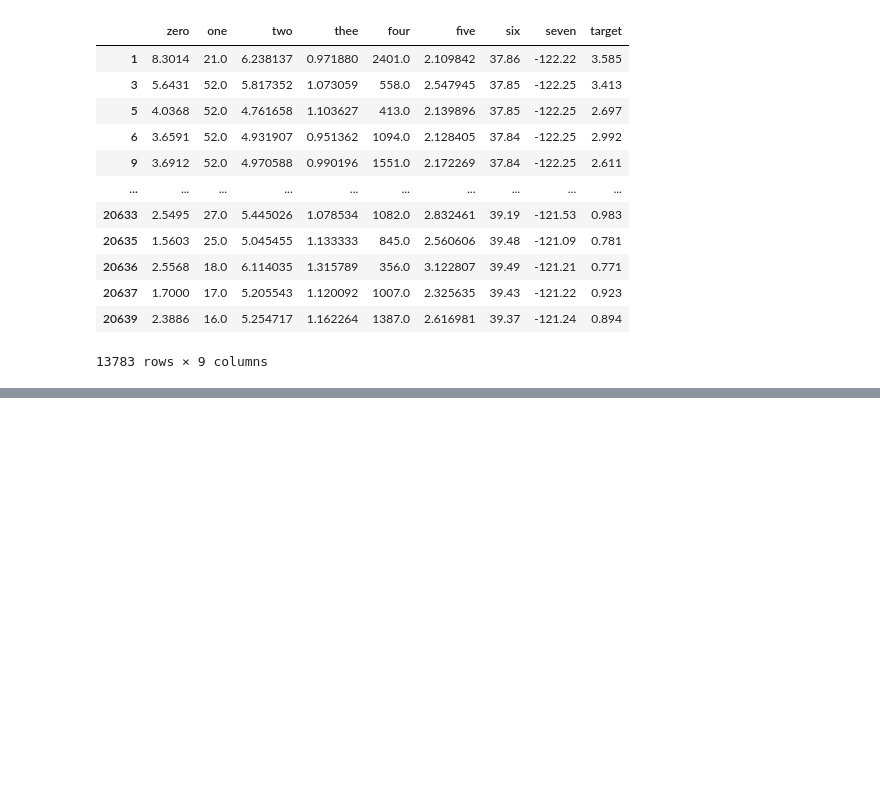
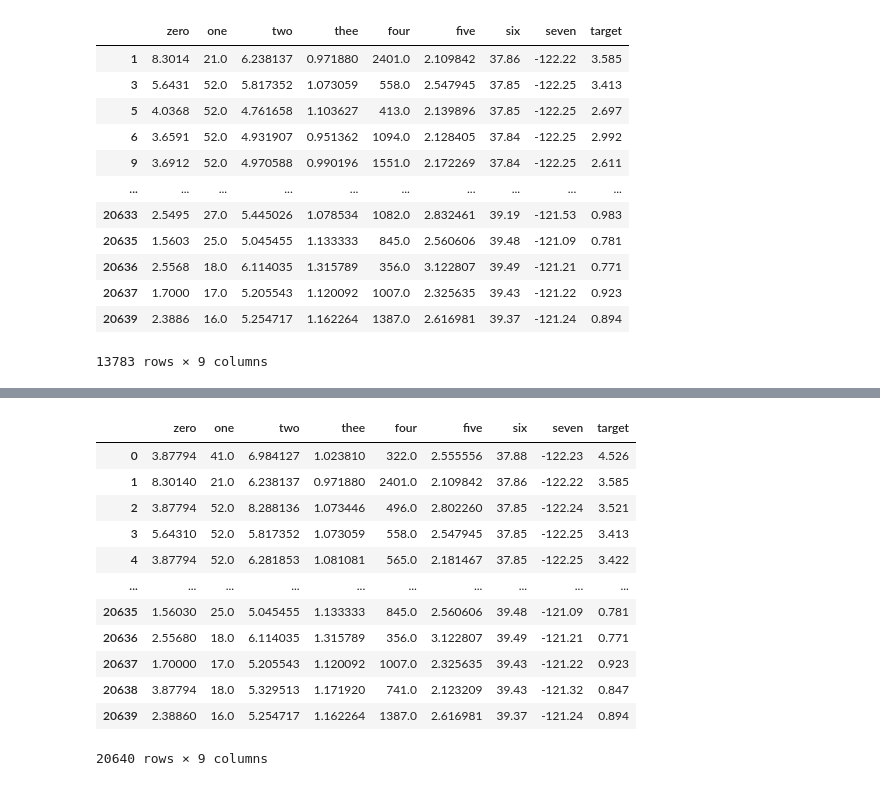
Before and after one commit to KateTorres/aws-machine-learning, a Jupyter notebook: AWScourse-load-data-and-clean.ipynb, the cells around one changed output, grey strips where cells are left out. Cells and saved outputs as stored; diff of their text form; code cells hidden in the pictures; blank space fills up the shorter version.

```diff
--- a/AWScourse-load-data-and-clean.ipynb
+++ b/AWScourse-load-data-and-clean.ipynb
@@ -89,0 +212,25 @@ train
+# %%
+#Drop features with missing values
+
+from sklearn.datasets import fetch_california_housing
+from sklearn.linear_model import LinearRegression
+from sklearn.model_selection import StratifiedKFold
+from sklearn.metrics import mean_squared_error
+from math import sqrt
+import random
+import numpy as np
+random.seed(0)
+
+#fetching from dataset
+import pandas as pd
+dataset = fetch_california_housing()
+train, target = pd.DataFrame(dataset.data), pd.DataFrame(dataset.target)
+train.columns = ['zero','one','two','thee','four','five','six','seven']
+train.insert(loc=len(train.columns), column='target', value=target)
+
+#Randomly replace 40% of the first column with NaN values
+column = train['zero']
+missing_pct = int(column.size * 0.4)
+i=[random.choice(range(column.shape[0])) for _ in range (missing_pct)]
+column[i] = np.NaN
+train
@@ -89,0 +251,26 @@ train
+# %%
+#Impute the values using scikit-learn KNNImputer Class
+#Install the KNNImpiter pip package
+import sys
+#!{sys.executable} -m pip install --upgrade pip
+#!{sys.executable} -m pip install missingpy
+from sklearn.impute import KNNImputer #used to import from missingpy, now retired
+#Replace missing feature value with a K-Nearest Neighbor
+imputer = KNNImputer(n_neighbors=2, weights="uniform")
+imputer.fit_transform(train[['zero']])
+train['zero'] = imputer.transform(train[['zero']]).ravel()
+train
+# %% [output]
+|  | zero | one | two | thee | four | five | six | seven | target |
+| 0 | 3.87794 | 41.0 | 6.984127 | 1.023810 | 322.0 | 2.555556 | 37.88 | -122.23 | 4.526 |
+| 1 | 8.30140 | 21.0 | 6.238137 | 0.971880 | 2401.0 | 2.109842 | 37.86 | -122.22 | 3.585 |
+| 2 | 3.87794 | 52.0 | 8.288136 | 1.073446 | 496.0 | 2.802260 | 37.85 | -122.24 | 3.521 |
+| 3 | 5.64310 | 52.0 | 5.817352 | 1.073059 | 558.0 | 2.547945 | 37.85 | -122.25 | 3.413 |
+| 4 | 3.87794 | 52.0 | 6.281853 | 1.081081 | 565.0 | 2.181467 | 37.85 | -122.25 | 3.422 |
+| ... | ... | ... | ... | ... | ... | ... | ... | ... | ... |
+| 20635 | 1.56030 | 25.0 | 5.045455 | 1.133333 | 845.0 | 2.560606 | 39.48 | -121.09 | 0.781 |
+| 20636 | 2.55680 | 18.0 | 6.114035 | 1.315789 | 356.0 | 3.122807 | 39.49 | -121.21 | 0.771 |
+| 20637 | 1.70000 | 17.0 | 5.205543 | 1.120092 | 1007.0 | 2.325635 | 39.43 | -121.22 | 0.923 |
+| 20638 | 3.87794 | 18.0 | 5.329513 | 1.171920 | 741.0 | 2.123209 | 39.43 | -121.32 | 0.847 |
+| 20639 | 2.38860 | 16.0 | 5.254717 | 1.162264 | 1387.0 | 2.616981 | 39.37 | -121.24 | 0.894 |
+20640 rows × 9 columns
```
Also changed, not shown: parts of 5 cells of this notebook.
